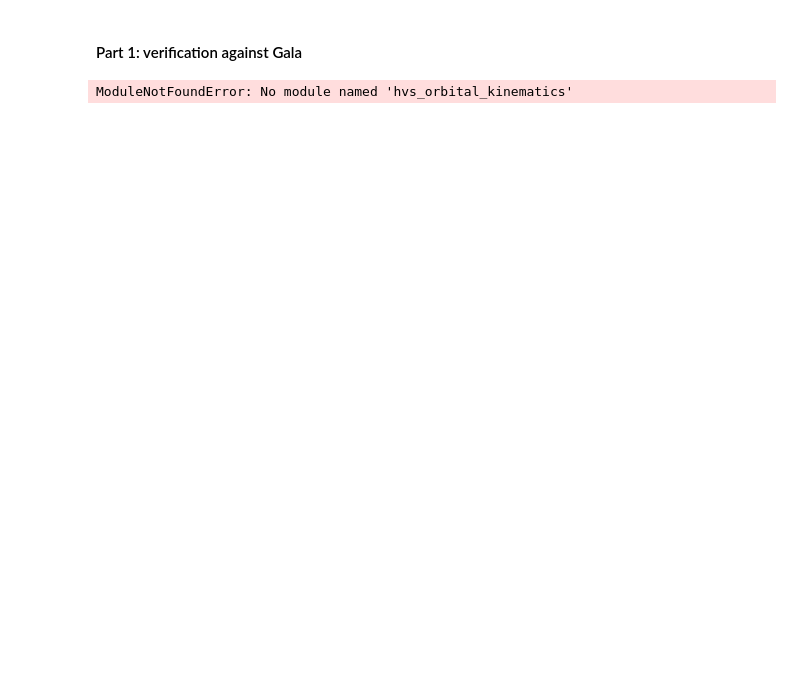
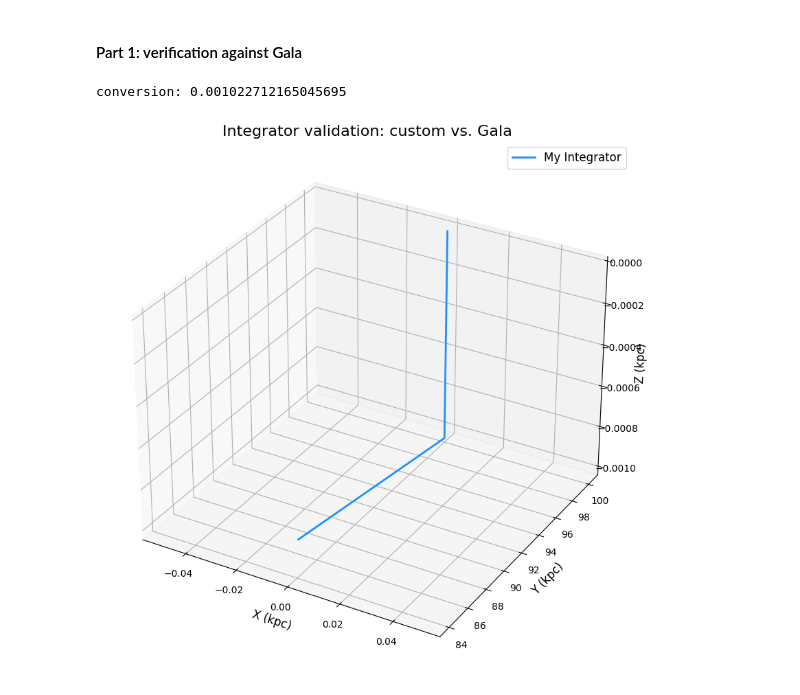
Before and after one commit to andrewqin29/hvs-integrator, a Jupyter notebook: notebooks/orbit_integration.ipynb, the cells around one changed output. Drawn from its saved outputs; the diff is of its cells as text; code cells hidden in the pictures; blank space fills up the shorter version.

```diff
--- a/notebooks/orbit_integration.ipynb
+++ b/notebooks/orbit_integration.ipynb
@@ -3,20 +3,81 @@
 # %%
 # imports
 import numpy as np
-import matplotlib as plt
+import matplotlib.pyplot as plt
 from mpl_toolkits.mplot3d import Axes3D
 import sys
 import os
+
+# add src to sys.path
+script_dir = os.getcwd()
+project_root = os.path.abspath(os.path.join(script_dir, os.pardir))
+src_path = os.path.join(project_root, 'src')
+if src_path not in sys.path:
+    sys.path.append(src_path)
 
 # packages
 from hvs_orbital_kinematics.potentials import MWPotential
 from hvs_orbital_kinematics.integrators import leapfrog_step
 import gala.potential as gp
 import gala.dynamics as gd
+import gala.integrate as gi
 from gala.units import galactic
 import astropy.units as u
 
 # constants
-KM_S_TO_KPC_MYR = (u.km / u.s).to(u.kpc / u.Myr).value
+KM_S_TO_KPC_MYR = (u.km / u.s).to(u.kpc / u.Myr)
+print("conversion: " + str(KM_S_TO_KPC_MYR))
 # %% [output]
-ModuleNotFoundError: No module named 'hvs_orbital_kinematics'
+conversion: 0.001022712165045695
+# %%
+custom_potential = MWPotential()
+gala_potential = gp.MilkyWayPotential2022()
+
+initial_pos = np.array([0., 100, 0])
+initial_vel = np.array([0, -1, 2])
+
+initial_vel_kpcmyr = initial_vel * KM_S_TO_KPC_MYR
+
+# custom integration parameters
+N_STEPS = 5000
+DT = -0.5 # Myr
+times = np.arange(0, N_STEPS * DT, DT)
+
+# run custom integrator
+my_orbit = np.zeros((N_STEPS, 6))
+my_orbit[0] = np.concatenate([initial_pos, initial_vel_kpcmyr])
+
+for i in range(1, N_STEPS):
+    prev_pos = my_orbit[i-1, :3]
+    prev_vel = my_orbit[i-1, 3:]
+    new_pos, new_vel = leapfrog_step(prev_pos, prev_vel, DT, custom_potential.get_acceleration)
+    my_orbit[i] = np.concatenate([new_pos, new_vel])
+
+
+# run gala integrator
+initial = gd.PhaseSpacePosition(pos=initial_pos * u.kpc,
+                                vel=initial_vel * u.km / u.s)
+gala_orbit = gala_potential.integrate_orbit(initial, dt=DT * u.Myr,
+                                            n_steps=N_STEPS-1,
+                                            Integrator=gi.LeapfrogIntegrator)
+
+# plot results
+fig = plt.figure(figsize=(12, 10))
+ax = fig.add_subplot(111, projection='3d')
+
+ax.plot(my_orbit[:, 0], my_orbit[:, 1], my_orbit[:, 2],
+        label='My Integrator', lw=2, color='dodgerblue')
+
+# ax.plot(gala_orbit.x, gala_orbit.y, gala_orbit.z,
+#         label='Gala', lw=2, color='red', linestyle='--')
+
+# ax.scatter(0, 0, 0, color='black', s=100, marker='*', label='Galactic Center')
+
+ax.set_xlabel("X (kpc)", fontsize=12)
+ax.set_ylabel("Y (kpc)", fontsize=12)
+ax.set_zlabel("Z (kpc)", fontsize=12)
+ax.set_title("Integrator validation: custom vs. Gala", fontsize=16)
+ax.legend(fontsize=12)
+plt.show()
+# %% [output]
+[figure, added]
```
Also changed, not shown: 1 other file.
